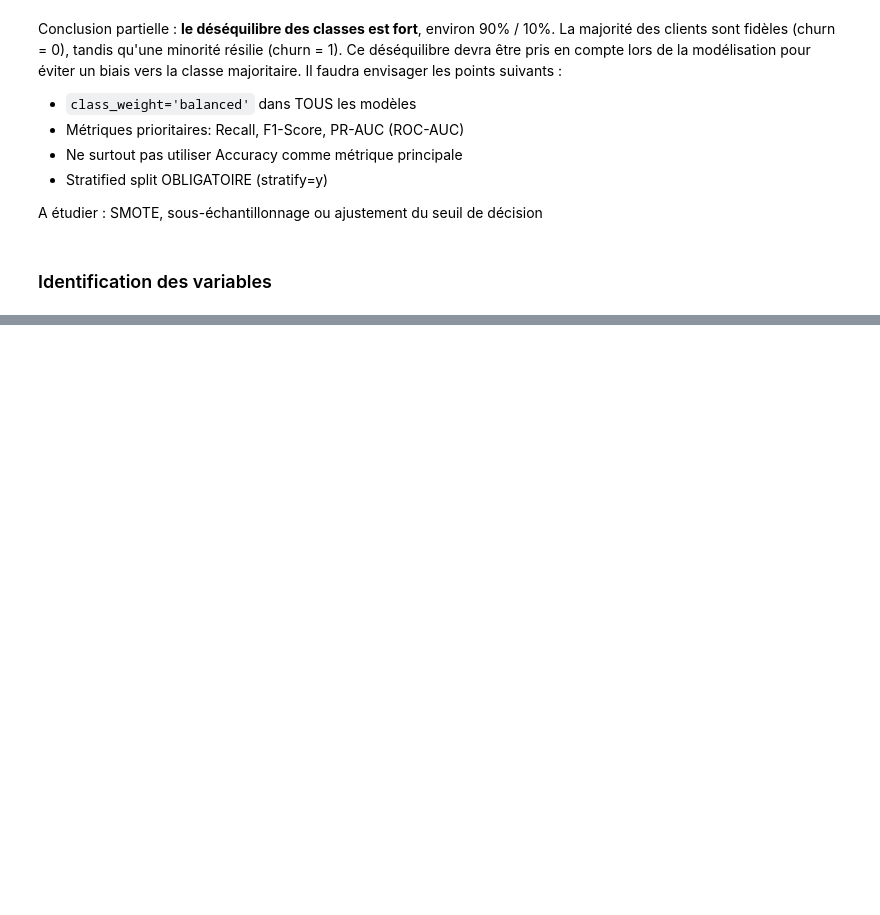
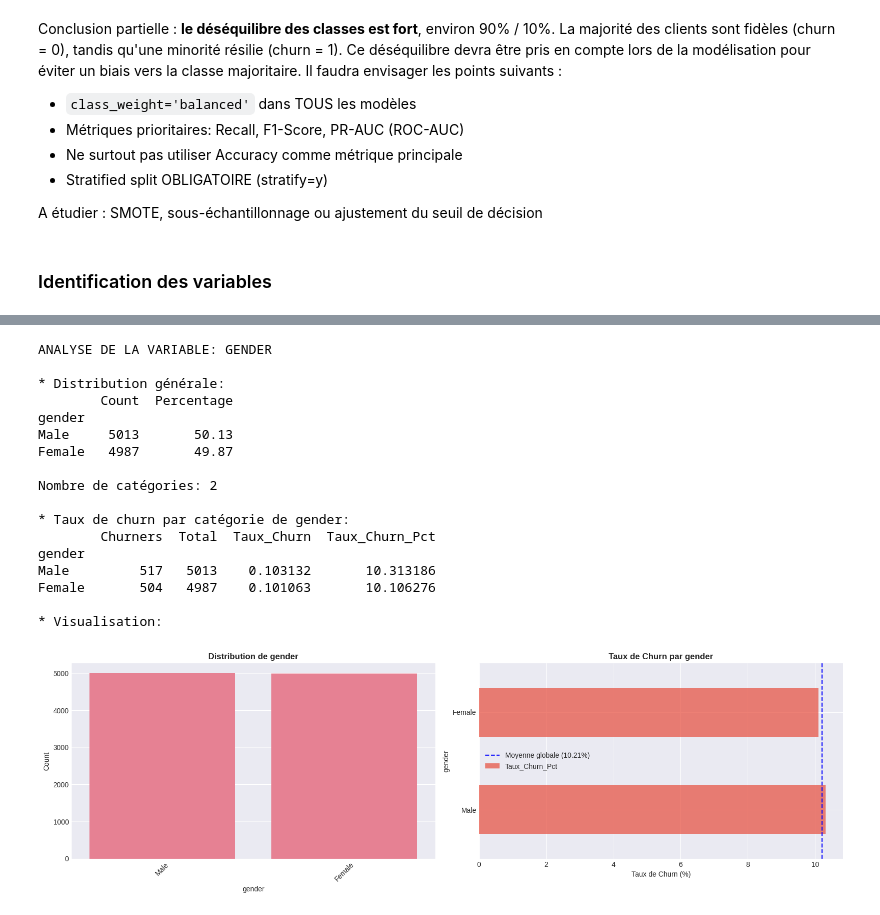
Before and after one commit to anthonybnl/soutenance_m1_data_science, a Jupyter notebook: notebooks/01_EDA.ipynb, the cells around one changed output, grey strips where cells are left out. Cells and saved outputs as stored; diff of their text form; code cells hidden in the pictures; blank space fills up the shorter version.

```diff
--- a/notebooks/01_EDA.ipynb
+++ b/notebooks/01_EDA.ipynb
@@ -129,3 +133,6 @@ Nombre de clients par classe:
 
 Total clients : 10,000
 Taux de churn global : 10.21%
+# %%
+moyenne_globale_churn = churn_percentages[1]
+print(f"\nChurn moyen sur le dataset : {moyenne_globale_churn:.2f}%")
@@ -241,0 +310,21 @@ plt.show()
+# %%
+analyser_variable_categorielle("gender")
+# %% [output]
+ANALYSE DE LA VARIABLE: GENDER
+
+* Distribution générale:
+        Count  Percentage
+gender
+Male     5013       50.13
+Female   4987       49.87
+
+Nombre de catégories: 2
+
+* Taux de churn par catégorie de gender:
+        Churners  Total  Taux_Churn  Taux_Churn_Pct
+gender
+Male         517   5013    0.103132       10.313186
+Female       504   4987    0.101063       10.106276
+
+* Visualisation:
+[figure, added]
```
Also changed, not shown: parts of 29 cells of this notebook.
